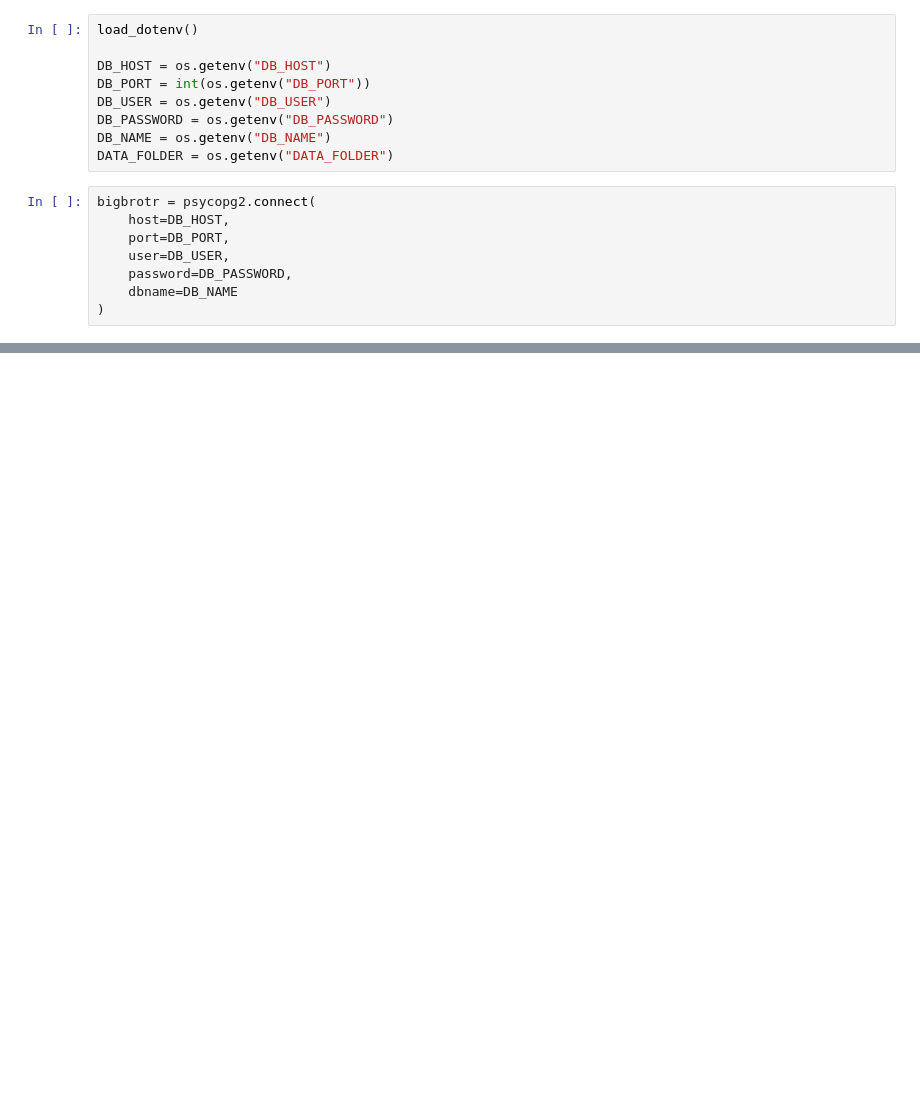
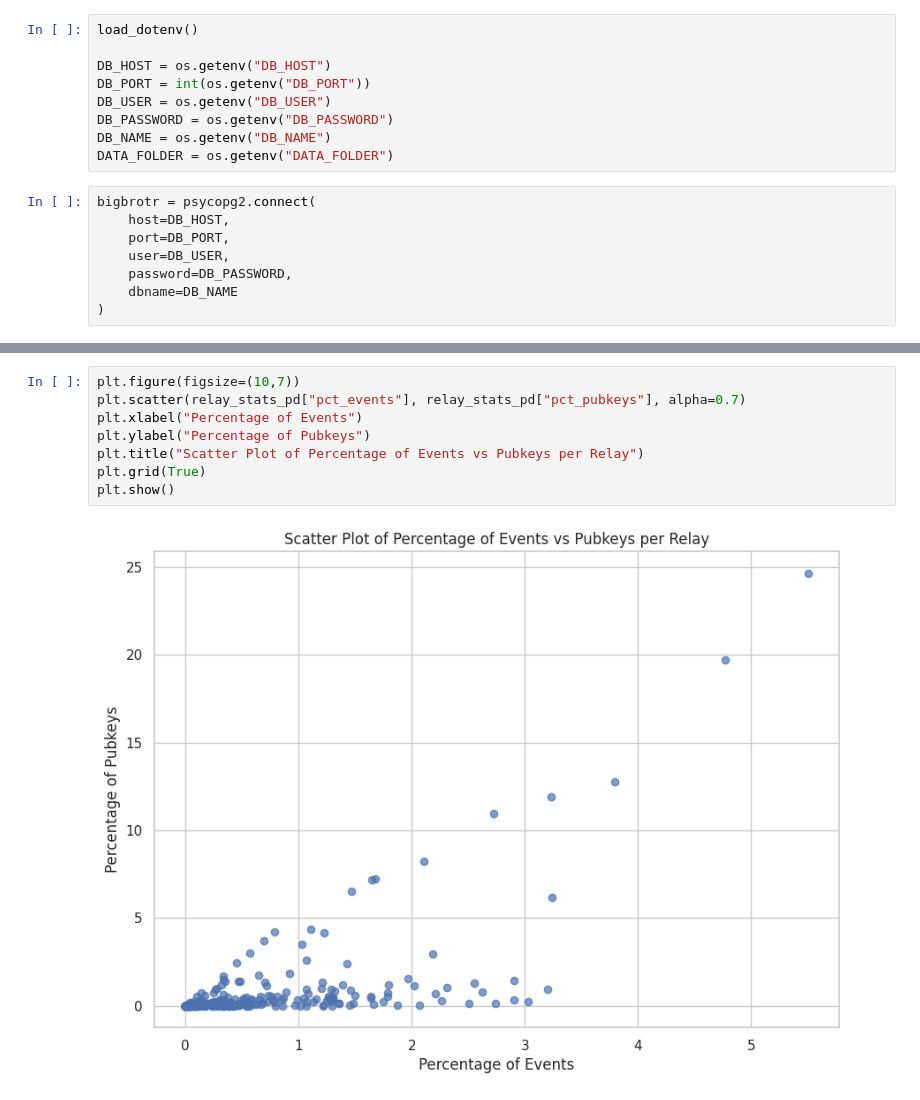
Before and after one commit to Bigbrotr/analysis, a Jupyter notebook: analysis/src/events_relays_overview.ipynb, the cells around one changed output, grey strips where cells are left out. Cells and saved outputs as stored; diff of their text form; blank space fills up the shorter version.

```diff
--- a/analysis/src/events_relays_overview.ipynb
+++ b/analysis/src/events_relays_overview.ipynb
@@ -40,0 +91,10 @@ events_relays.select(pl.col("relay_url").value_counts())
+# %%
+plt.figure(figsize=(10,7))
+plt.scatter(relay_stats_pd["pct_events"], relay_stats_pd["pct_pubkeys"], alpha=0.7)
+plt.xlabel("Percentage of Events")
+plt.ylabel("Percentage of Pubkeys")
+plt.title("Scatter Plot of Percentage of Events vs Pubkeys per Relay")
+plt.grid(True)
+plt.show()
+# %% [output]
+[figure, added]
```
Also changed, not shown: parts of 11 cells of this notebook.
